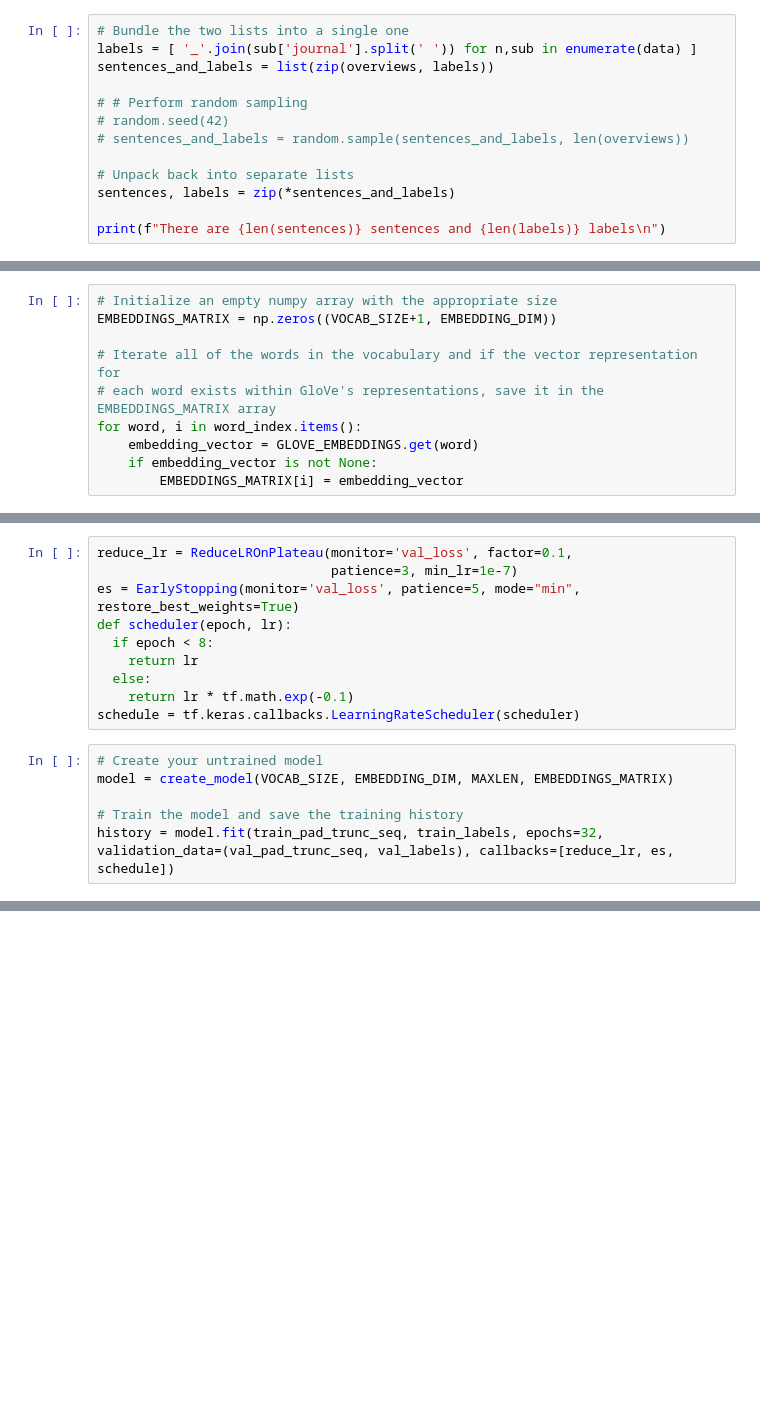
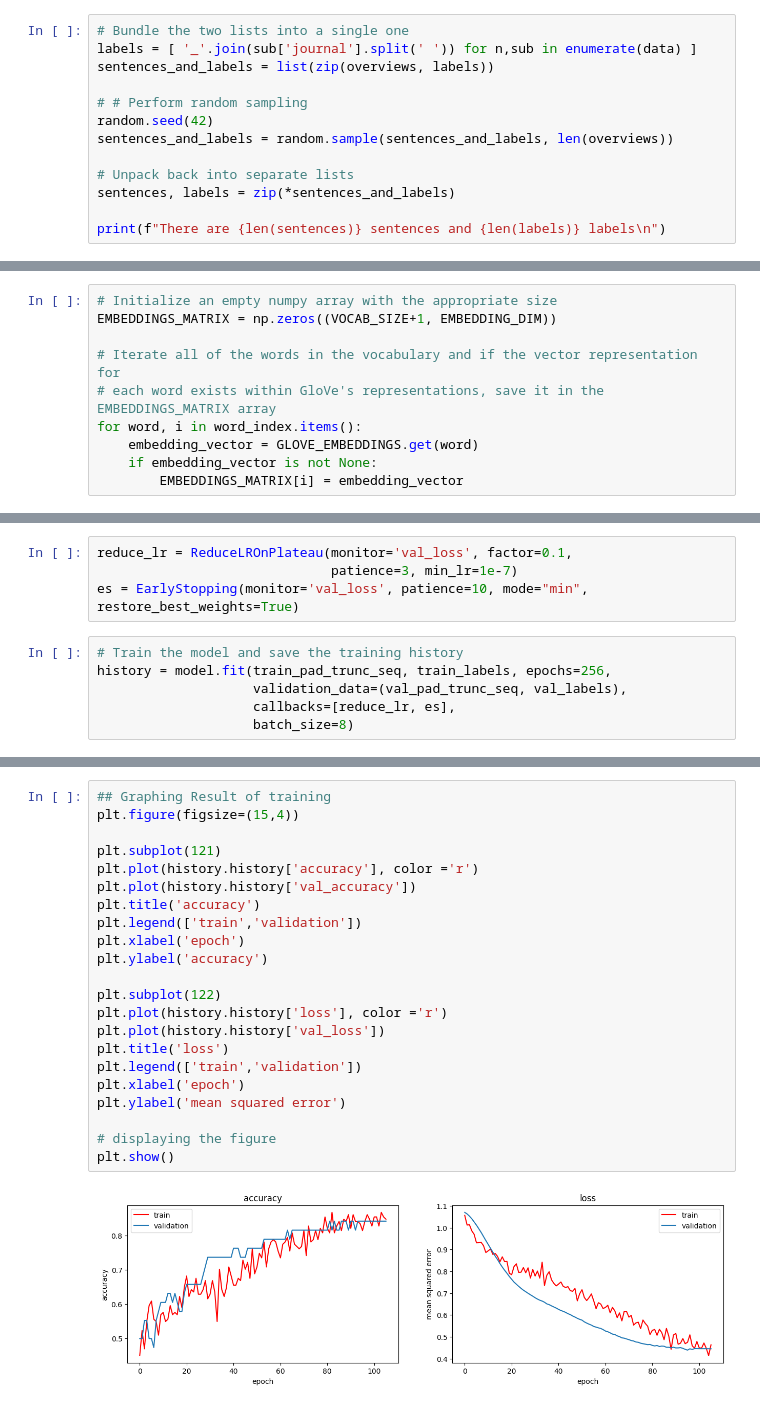
Before and after one commit to KimberlyPangilinan/flask, a Jupyter notebook: classifier.ipynb, the cells around one changed output, grey strips where cells are left out. Saved outputs shown, nothing was run; the diff lists cells and outputs as text; blank space fills up the shorter version.

Commit message:
update lstm classifier. up to 80% accuracy. model complexity still in work. to export functions ready.

```diff
--- a/classifier.ipynb
+++ b/classifier.ipynb
@@ -154,8 +143,8 @@ labels = [ '_'.join(sub['journal'].split(' ')) for n,sub in enumerate(data) ]
 sentences_and_labels = list(zip(overviews, labels))
 
 # # Perform random sampling
-# random.seed(42)
-# sentences_and_labels = random.sample(sentences_and_labels, len(overviews))
+random.seed(42)
+sentences_and_labels = random.sample(sentences_and_labels, len(overviews))
 
 # Unpack back into separate lists
 sentences, labels = zip(*sentences_and_labels)
@@ -382,17 +403,11 @@ def create_model(vocab_size, embedding_dim, maxlen, embeddings_matrix):
 # %%
 reduce_lr = ReduceLROnPlateau(monitor='val_loss', factor=0.1,
                               patience=3, min_lr=1e-7)
-es = EarlyStopping(monitor='val_loss', patience=5, mode="min", restore_best_weights=True)
-def scheduler(epoch, lr):
-  if epoch < 8:
-    return lr
-  else:
-    return lr * tf.math.exp(-0.1)
-schedule = tf.keras.callbacks.LearningRateScheduler(scheduler)
+es = EarlyStopping(monitor='val_loss', patience=10, mode="min", restore_best_weights=True)
 # %%
-# Create your untrained model
-model = create_model(VOCAB_SIZE, EMBEDDING_DIM, MAXLEN, EMBEDDINGS_MATRIX)
-
 # Train the model and save the training history
-history = model.fit(train_pad_trunc_seq, train_labels, epochs=32, validation_data=(val_pad_trunc_seq, val_labels), callbacks=[reduce_lr, es, schedule])
+history = model.fit(train_pad_trunc_seq, train_labels, epochs=256,
+                    validation_data=(val_pad_trunc_seq, val_labels),
+                    callbacks=[reduce_lr, es],
+                    batch_size=8)
 # %% [output]
@@ -436,0 +467,24 @@ Actual Input Sentence
+# %%
+## Graphing Result of training
+plt.figure(figsize=(15,4))
+
+plt.subplot(121)
+plt.plot(history.history['accuracy'], color ='r')
+plt.plot(history.history['val_accuracy'])
+plt.title('accuracy')
+plt.legend(['train','validation'])
+plt.xlabel('epoch')
+plt.ylabel('accuracy')
+
+plt.subplot(122)
+plt.plot(history.history['loss'], color ='r')
+plt.plot(history.history['val_loss'])
+plt.title('loss')
+plt.legend(['train','validation'])
+plt.xlabel('epoch')
+plt.ylabel('mean squared error')
+
+# displaying the figure
+plt.show()
+# %% [output]
+[figure, added]
```
Also changed, not shown: parts of 37 cells of this notebook.
